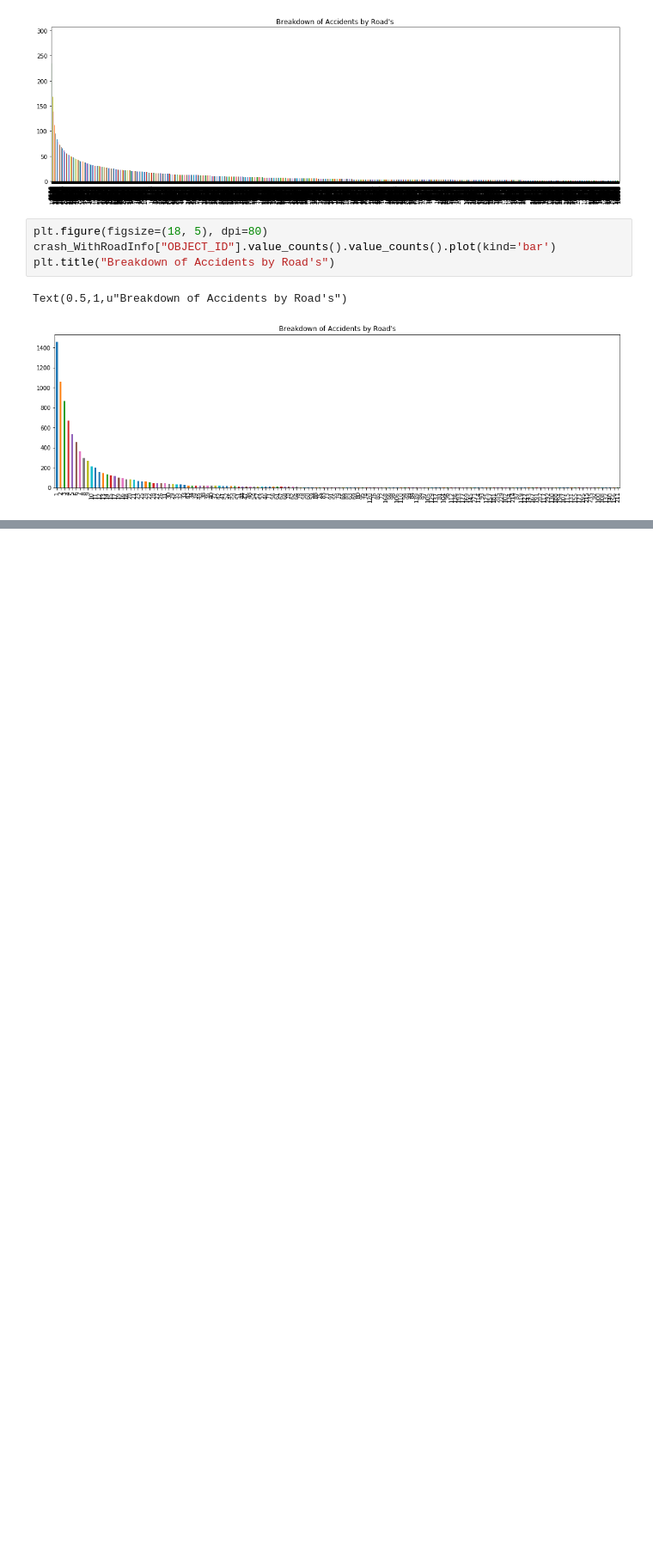
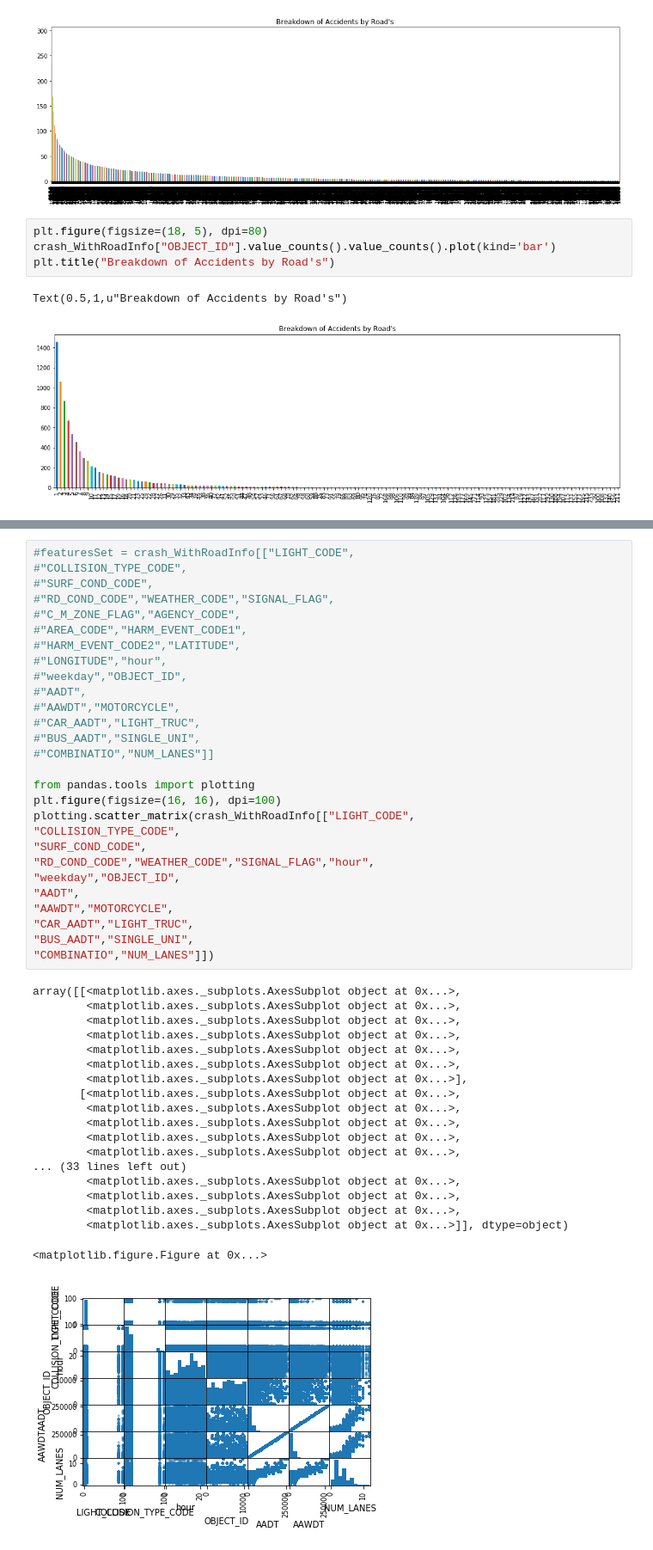
Before and after one commit to vikasrathee/Traffic-Accident-Prediction-Model, a Jupyter notebook: Predicting Road Accidents for Maryland State.ipynb, the cells around one changed output, grey strips where cells are left out. Shown at 86% size. Saved outputs shown, nothing was run; the diff lists cells and outputs as text; blank space fills up the shorter version.

```diff
--- a/Predicting Road Accidents for Maryland State.ipynb
+++ b/Predicting Road Accidents for Maryland State.ipynb
@@ -274 +305,49 @@ Text(0.5,1,u"Breakdown of Accidents by Road's")
+# %%
+#featuresSet = crash_WithRoadInfo[["LIGHT_CODE",
+#"COLLISION_TYPE_CODE",
+#"SURF_COND_CODE",
+#"RD_COND_CODE","WEATHER_CODE","SIGNAL_FLAG",
+#"C_M_ZONE_FLAG","AGENCY_CODE",
+#"AREA_CODE","HARM_EVENT_CODE1",
+#"HARM_EVENT_CODE2","LATITUDE",
+#"LONGITUDE","hour",
+#"weekday","OBJECT_ID",
+#"AADT",
+#"AAWDT","MOTORCYCLE",
+#"CAR_AADT","LIGHT_TRUC",
+#"BUS_AADT","SINGLE_UNI",
+#"COMBINATIO","NUM_LANES"]]
+
+from pandas.tools import plotting
+plt.figure(figsize=(16, 16), dpi=100)
+plotting.scatter_matrix(crash_WithRoadInfo[["LIGHT_CODE",
+"COLLISION_TYPE_CODE",
+"SURF_COND_CODE",
+"RD_COND_CODE","WEATHER_CODE","SIGNAL_FLAG","hour",
+"weekday","OBJECT_ID",
+"AADT",
+"AAWDT","MOTORCYCLE",
+"CAR_AADT","LIGHT_TRUC",
+"BUS_AADT","SINGLE_UNI",
+"COMBINATIO","NUM_LANES"]])
+# %% [output]
+array([[<matplotlib.axes._subplots.AxesSubplot object at 0x...>,
+        <matplotlib.axes._subplots.AxesSubplot object at 0x...>,
+        <matplotlib.axes._subplots.AxesSubplot object at 0x...>,
+        <matplotlib.axes._subplots.AxesSubplot object at 0x...>,
+        <matplotlib.axes._subplots.AxesSubplot object at 0x...>,
+        <matplotlib.axes._subplots.AxesSubplot object at 0x...>,
+        <matplotlib.axes._subplots.AxesSubplot object at 0x...>],
+       [<matplotlib.axes._subplots.AxesSubplot object at 0x...>,
+        <matplotlib.axes._subplots.AxesSubplot object at 0x...>,
+        <matplotlib.axes._subplots.AxesSubplot object at 0x...>,
+        <matplotlib.axes._subplots.AxesSubplot object at 0x...>,
+        <matplotlib.axes._subplots.AxesSubplot object at 0x...>,
+... (33 lines left out)
+        <matplotlib.axes._subplots.AxesSubplot object at 0x...>,
+        <matplotlib.axes._subplots.AxesSubplot object at 0x...>,
+        <matplotlib.axes._subplots.AxesSubplot object at 0x...>,
+        <matplotlib.axes._subplots.AxesSubplot object at 0x...>]], dtype=object)
+<matplotlib.figure.Figure at 0x...>
+[figure, added]
 # %%
```
Also changed, not shown: parts of 28 cells of this notebook, 10 other files.
